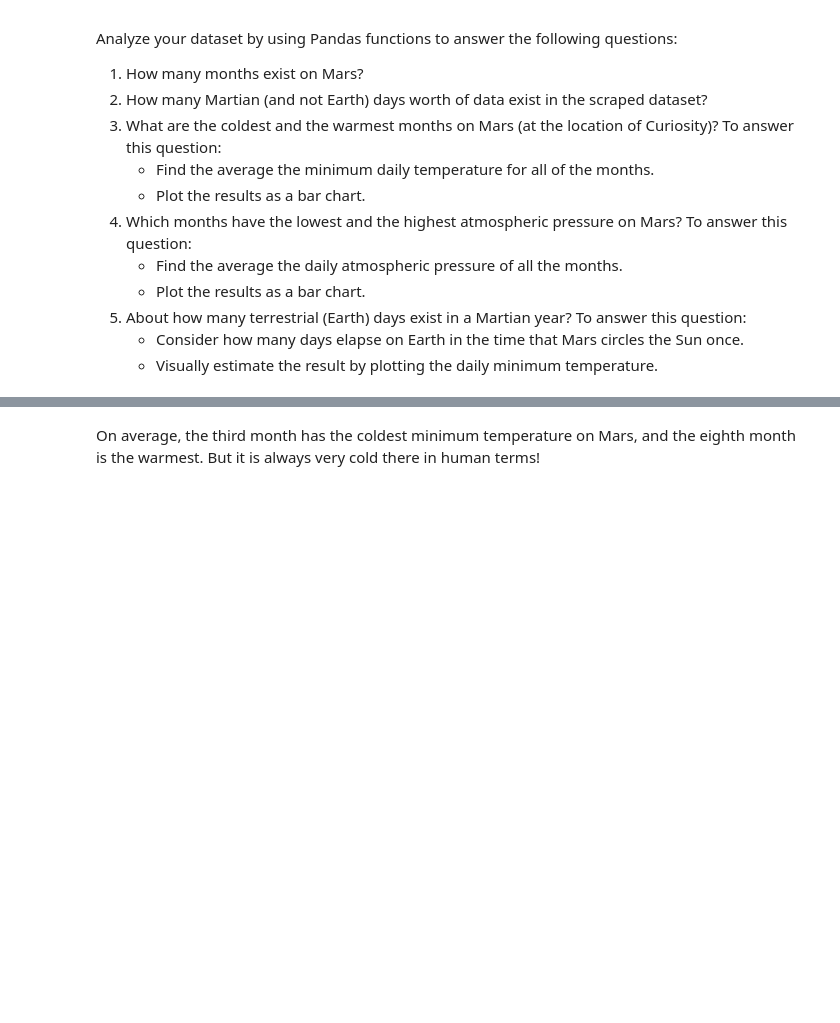
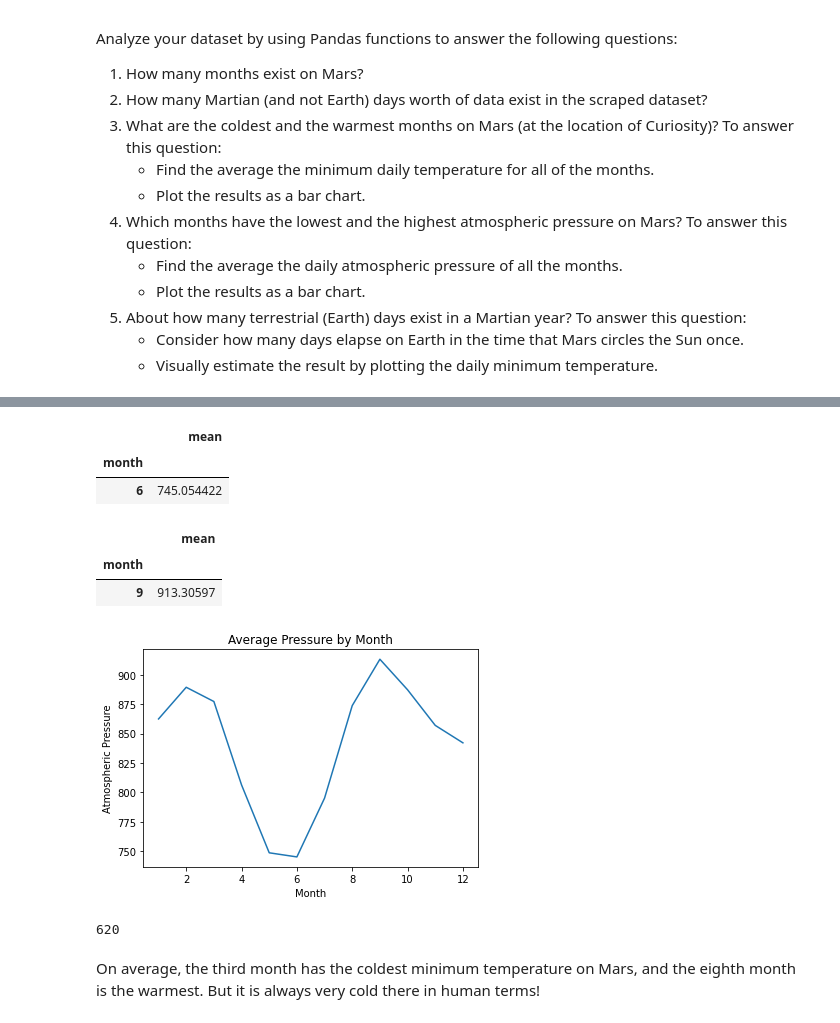
Before and after one commit to jargosin/web-scraping-challenge, a Jupyter notebook: Starter_Code/part_2_mars_weather.ipynb, the cells around one changed output, grey strips where cells are left out. Drawn from its saved outputs; the diff is of its cells as text; code cells hidden in the pictures; blank space fills up the shorter version.

```diff
--- a/Starter_Code/part_2_mars_weather.ipynb
+++ b/Starter_Code/part_2_mars_weather.ipynb
@@ -133,2 +275,4 @@ Analyze your dataset by using Pandas functions to answer the following questions
 # %%
 # 4. Average pressure by Martian month
+avg_pressure_monthly = mars_temp_df.groupby(['month']).agg({'pressure': ['mean']})
+avg_pressure_monthly
@@ -137,5 +295,38 @@ Analyze your dataset by using Pandas functions to answer the following questions
+# %%
+# Which month, on average, has the lowest atmospheric pressure?
+lowest_pressure_month = avg_pressure_monthly['pressure'].loc[avg_pressure_monthly['pressure'].idxmin()]
+lowest_pressure_month
+# %% [output]
+|  | mean |
+| month |  |
+| 6 | 745.054422 |
+# %%
+# Which month, on average, has the highest atmospheric pressure?
+highest_pressure_month = avg_pressure_monthly['pressure'].loc[avg_pressure_monthly['pressure'].idxmax()]
+highest_pressure_month
+# %% [output]
+|  | mean |
+| month |  |
+| 9 | 913.30597 |
+# %%
+# Plot the average pressure by month
+temp_plot = avg_pressure_monthly.plot(kind="line", legend=False)
+plt.title("Average Pressure by Month")
+plt.xlabel("Month")
+plt.ylabel("Atmospheric Pressure")
+plt.show()
+# %% [output]
+[figure, added]
 # %%
 # 5. How many terrestrial (earth) days are there in a Martian year?
+start_date = '2013-08-01'
+end_date = '2015-06-18'
+
+mask = (mars_temp_df['terrestrial_date'] > start_date) & (mars_temp_df['terrestrial_date'] <= end_date)
+mars_temp_df2 = mars_temp_df.loc[mask]
+mars_temp_df2['terrestrial_date'].nunique()
+# %% [output]
+620
 # %% [markdown]
 On average, the third month has the coldest minimum temperature on Mars, and the eighth month is the warmest. But it is always very cold there in human terms!
 # %% [markdown]
```
Also changed, not shown: parts of 25 cells of this notebook, 1 other file.
